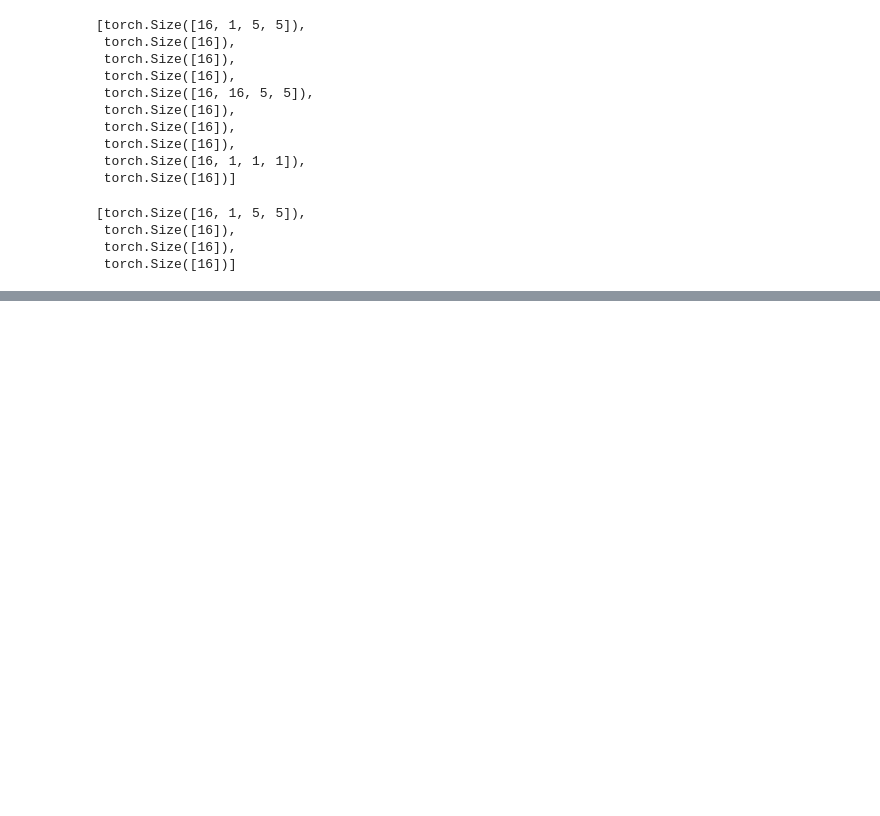
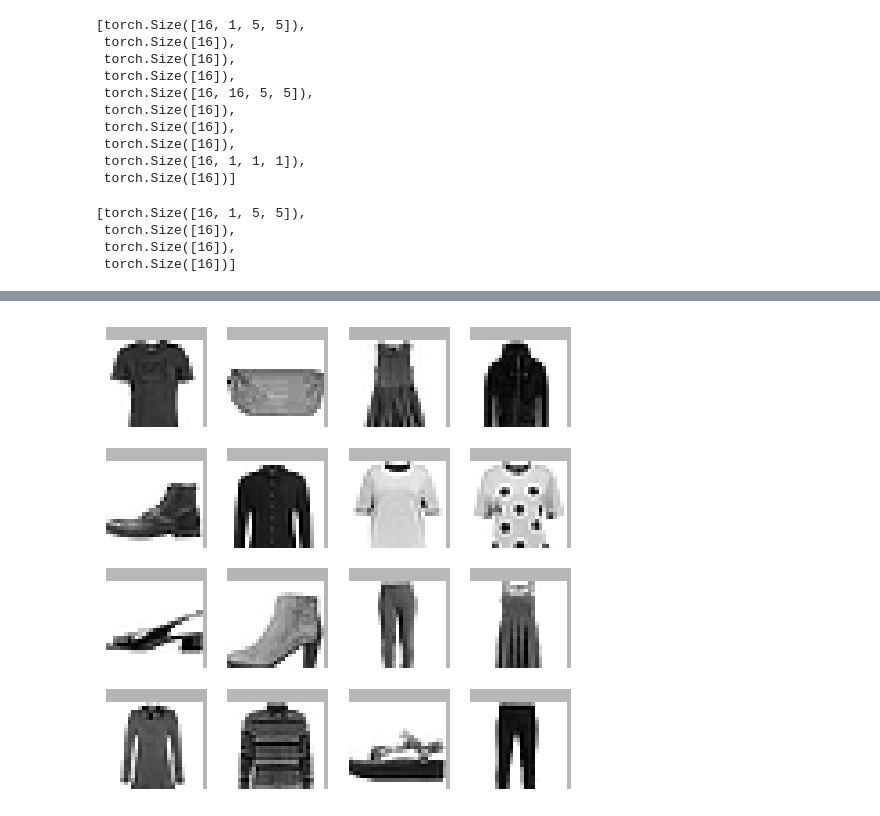
Before and after one commit to joeross999/fastai_classwork, a Jupyter notebook: notebooks/14_augment.ipynb, the cells around one changed output, grey strips where cells are left out. Drawn from its saved outputs; the diff is of its cells as text; code cells hidden in the pictures; blank space fills up the shorter version.

```diff
--- a/notebooks/14_augment.ipynb
+++ b/notebooks/14_augment.ipynb
@@ -232,0 +249,15 @@ learn.fit(epochs)
+# %%
+def tfm_batch(b, tfm_x=fc.noop, tfm_y = fc.noop): return tfm_x(b[0]),tfm_y(b[1])
+
+tfms = nn.Sequential(transforms.RandomCrop(28, padding=4),
+                     transforms.RandomHorizontalFlip())
+
+augcb = BatchTransformCB(partial(tfm_batch, tfm_x=tfms), on_val=False)
+model = get_model()
+learn = TrainLearner(model, dls, F.cross_entropy, lr=lr, cbs=[SingleBatchCB(), augcb])
+# %%
+learn.fit(1)
+xb,yb = learn.batch
+show_images(xb[:16], imsize=1.5)
+# %% [output]
+[figure, added]
```
Also changed, not shown: parts of 10 cells of this notebook, 6 other files.
